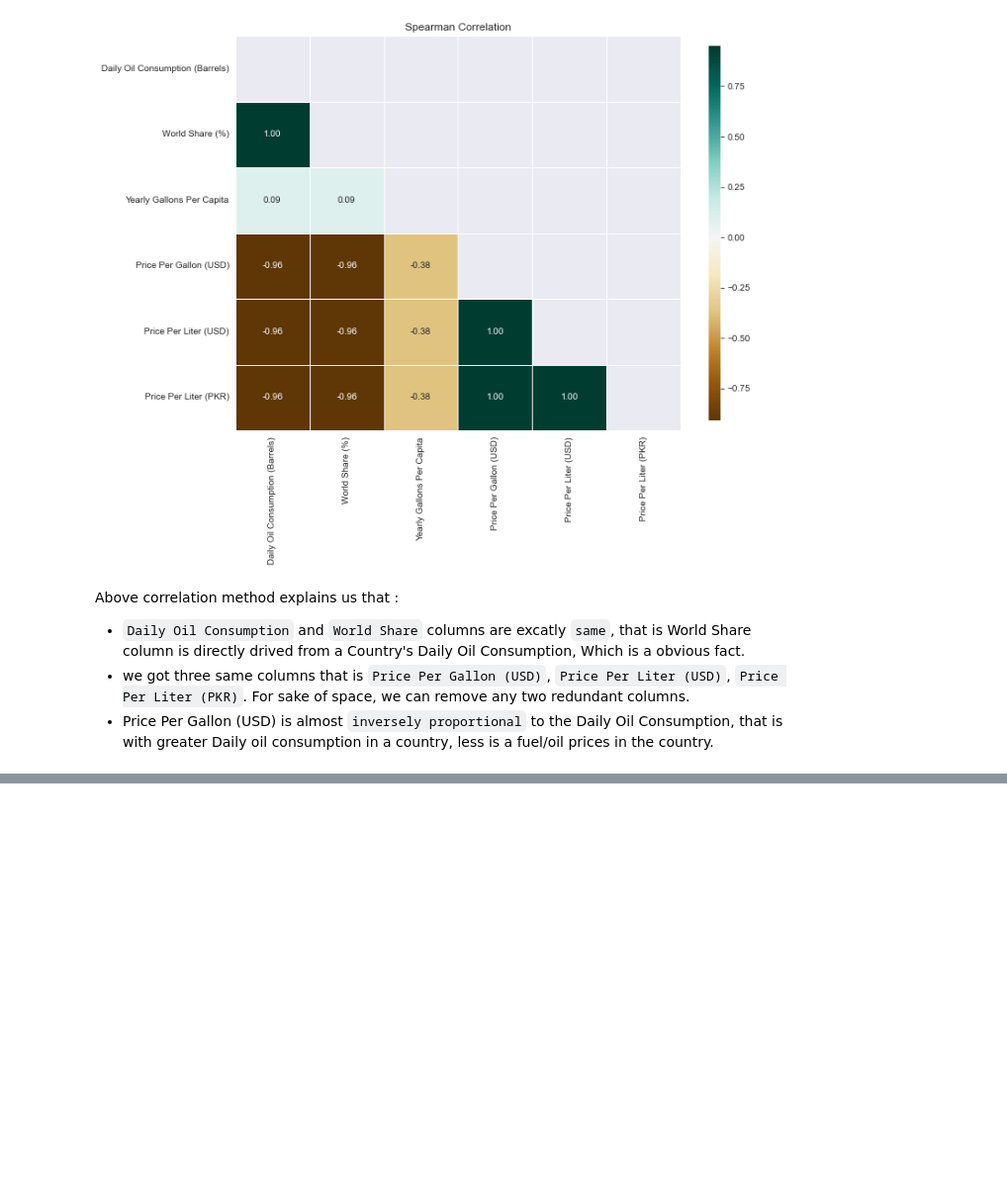
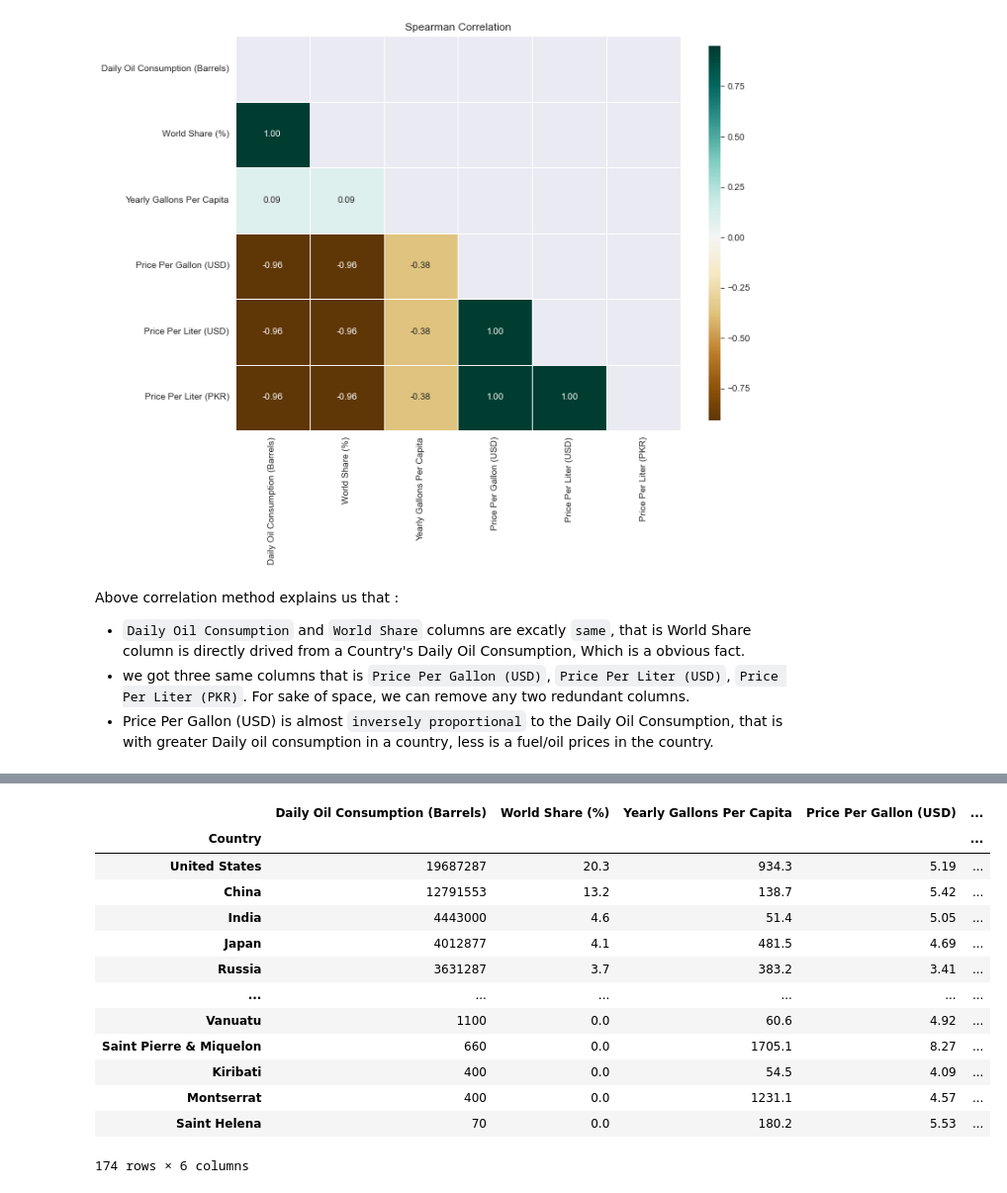
Before and after one commit to RaofaizanAPSACS/PetrolGasPricesWorldWide_EDA, a Jupyter notebook: Petrol prices.ipynb, the cells around one changed output, grey strips where cells are left out. Shown: that part at 99% size. Cells and saved outputs as stored; diff of their text form; code cells hidden in the pictures; blank space fills up the shorter version.

```diff
--- a/Petrol prices.ipynb
+++ b/Petrol prices.ipynb
@@ -202,0 +213,18 @@ not_outlier_country
+# %%
+df_no_outlier = df.loc[not_outlier_country]
+df_no_outlier
+# %% [output]
+|  | Daily Oil Consumption (Barrels) | World Share (%) | Yearly Gallons Per Capita | Price Per Gallon (USD) | ... |
+| Country |  |  |  |  | ... |
+| United States | 19687287 | 20.3 | 934.3 | 5.19 | ... |
+| China | 12791553 | 13.2 | 138.7 | 5.42 | ... |
+| India | 4443000 | 4.6 | 51.4 | 5.05 | ... |
+| Japan | 4012877 | 4.1 | 481.5 | 4.69 | ... |
+| Russia | 3631287 | 3.7 | 383.2 | 3.41 | ... |
+| ... | ... | ... | ... | ... | ... |
+| Vanuatu | 1100 | 0.0 | 60.6 | 4.92 | ... |
+| Saint Pierre & Miquelon | 660 | 0.0 | 1705.1 | 8.27 | ... |
+| Kiribati | 400 | 0.0 | 54.5 | 4.09 | ... |
+| Montserrat | 400 | 0.0 | 1231.1 | 4.57 | ... |
+| Saint Helena | 70 | 0.0 | 180.2 | 5.53 | ... |
+174 rows × 6 columns
```
Also changed, not shown: parts of 9 cells of this notebook.
